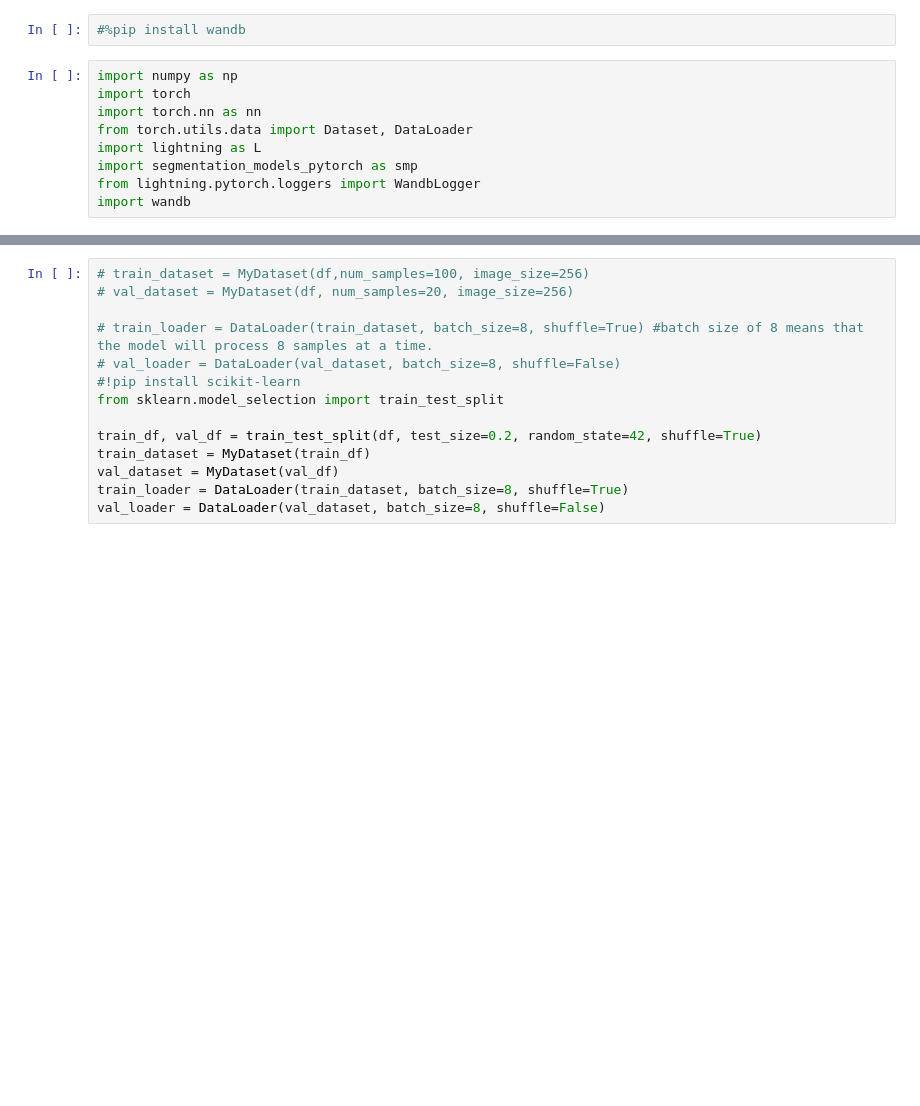
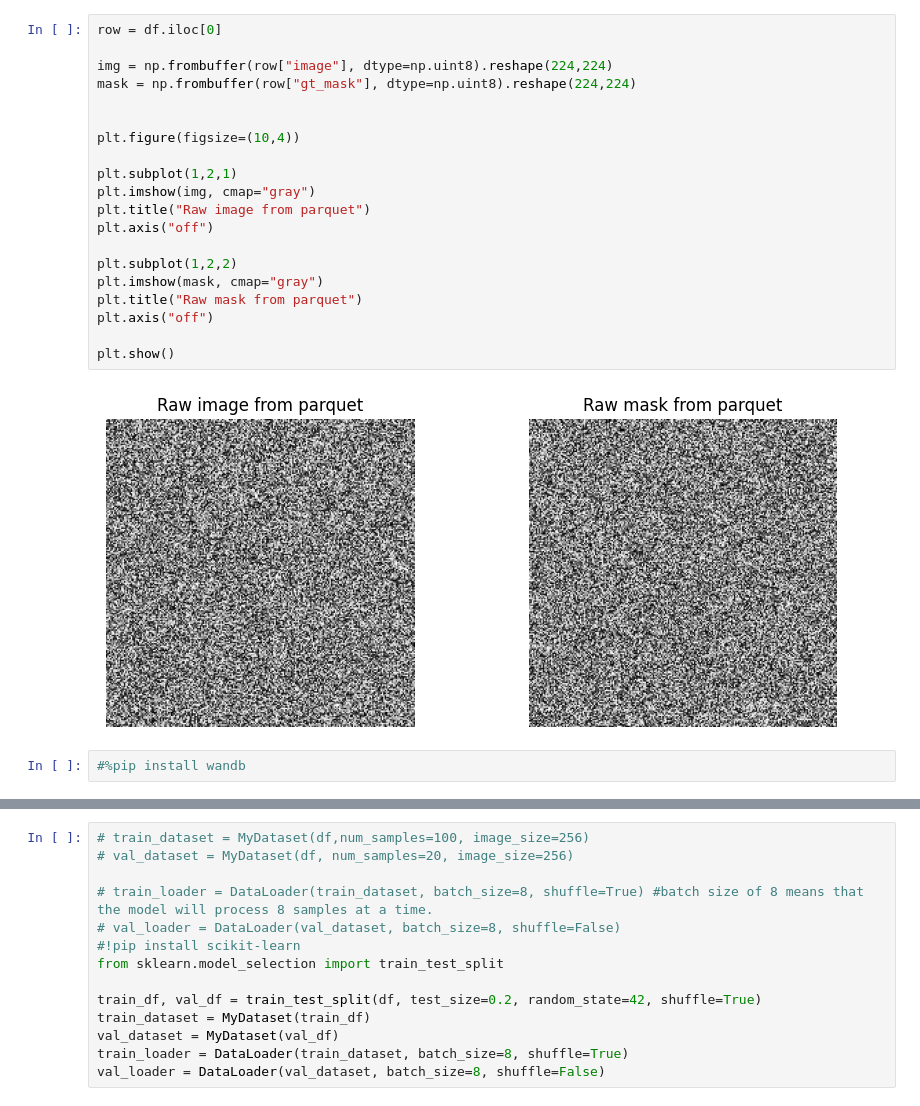
Before and after one commit to saratramontana/test_segmentation_model, a Jupyter notebook: NUOVA_PROVA.ipynb, the cells around one changed output, grey strips where cells are left out. Cells and saved outputs as stored; diff of their text form; blank space fills up the shorter version.

Commit message:
W & B with images

```diff
--- a/NUOVA_PROVA.ipynb
+++ b/NUOVA_PROVA.ipynb
@@ -12,13 +38,26 @@ df.head()
+# %%
+row = df.iloc[0]
+
+img = np.frombuffer(row["image"], dtype=np.uint8).reshape(224,224)
+mask = np.frombuffer(row["gt_mask"], dtype=np.uint8).reshape(224,224)
+
+
+plt.figure(figsize=(10,4))
+
+plt.subplot(1,2,1)
+plt.imshow(img, cmap="gray")
+plt.title("Raw image from parquet")
+plt.axis("off")
+
+plt.subplot(1,2,2)
+plt.imshow(mask, cmap="gray")
+plt.title("Raw mask from parquet")
+plt.axis("off")
+
+plt.show()
+# %% [output]
+[figure, added]
 # %%
 #%pip install wandb
-# %%
-import numpy as np
-import torch
-import torch.nn as nn
-from torch.utils.data import Dataset, DataLoader
-import lightning as L
-import segmentation_models_pytorch as smp
-from lightning.pytorch.loggers import WandbLogger
-import wandb
 # %%
 class MyDataset(Dataset):
```
Also changed, not shown: parts of 7 cells of this notebook.
